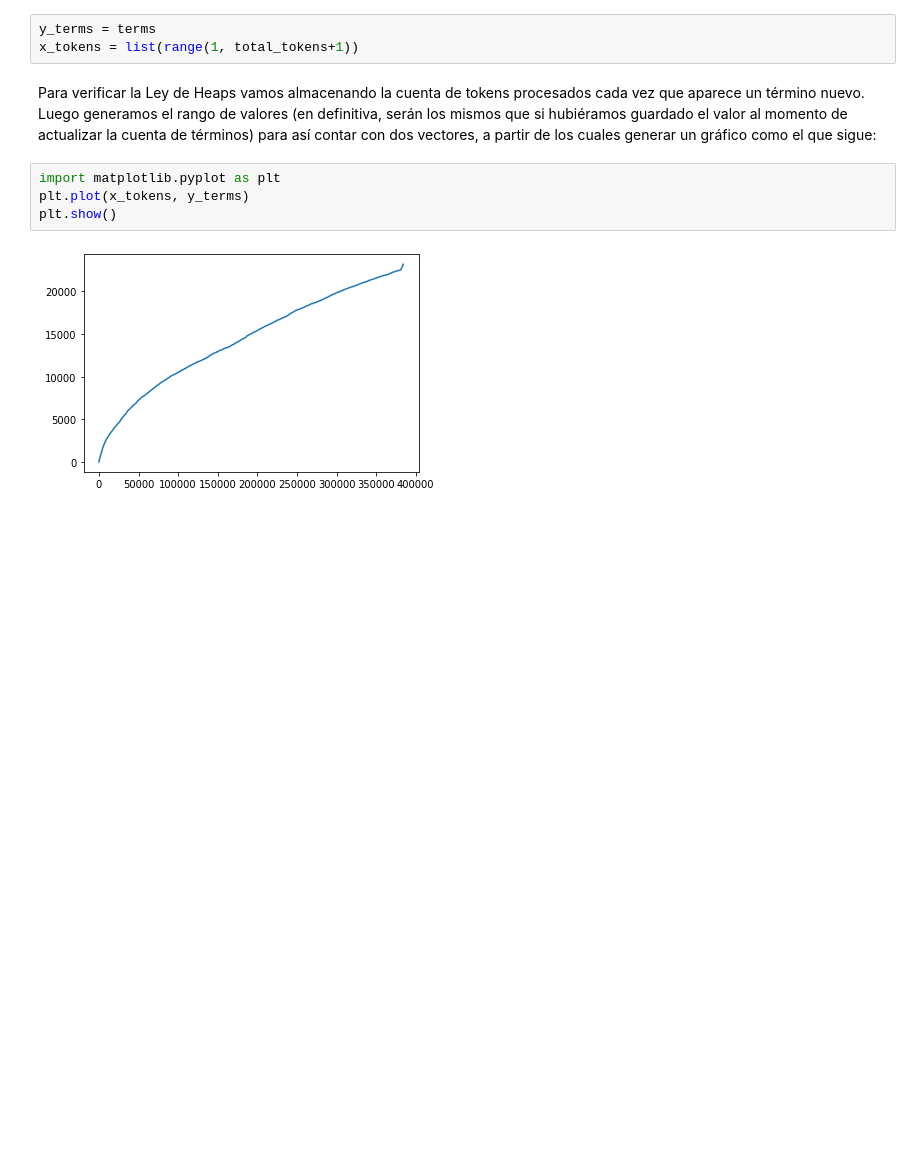
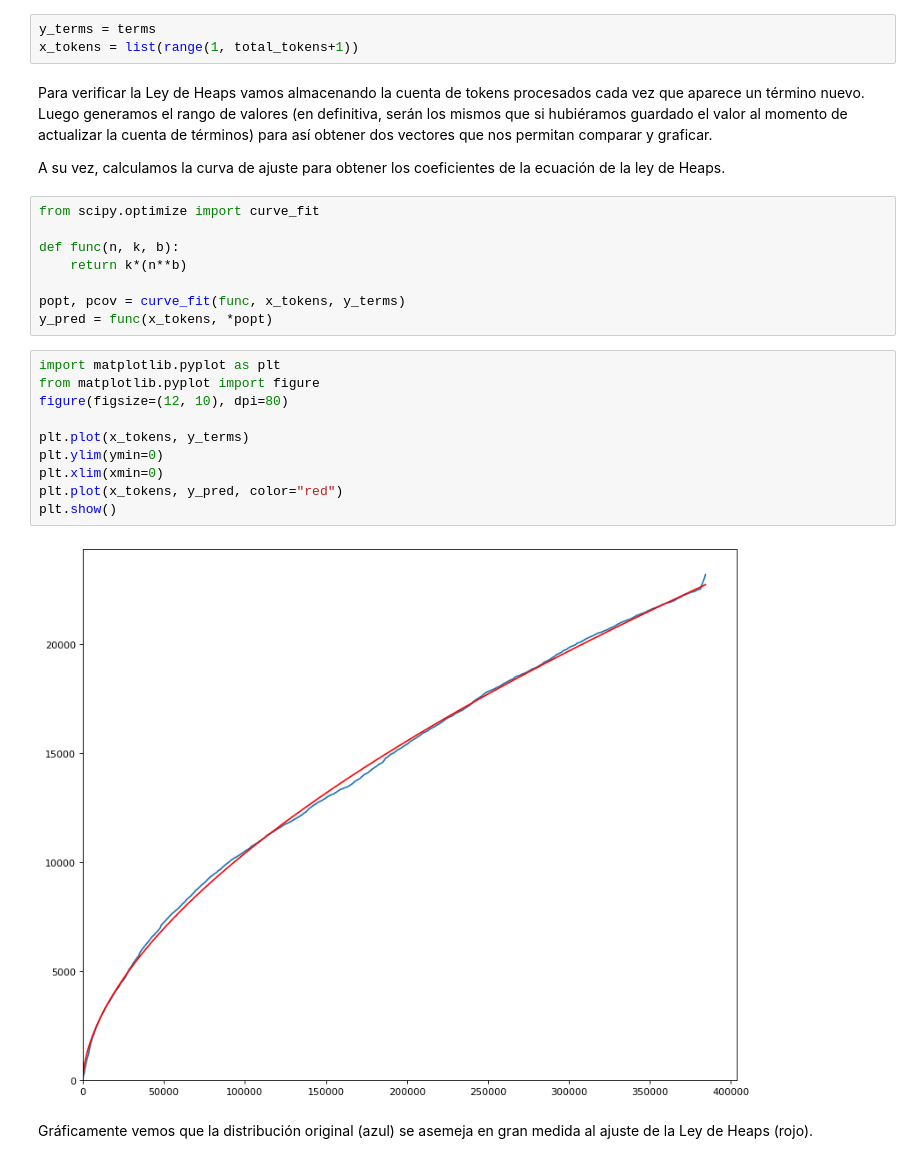
Before and after one commit to marianorapa/RI2022, a Jupyter notebook: TP01/08_heaps.ipynb, the cells around one changed output. Cells and saved outputs as stored; diff of their text form; blank space fills up the shorter version.

```diff
--- a/TP01/08_heaps.ipynb
+++ b/TP01/08_heaps.ipynb
@@ -59,10 +59,28 @@ for in_file in file_paths:
 y_terms = terms
 x_tokens = list(range(1, total_tokens+1))
 # %% [markdown]
-Para verificar la Ley de Heaps vamos almacenando la cuenta de tokens procesados cada vez que aparece un término nuevo. Luego generamos el rango de valores (en definitiva, serán los mismos que si hubiéramos guardado el valor al momento de actualizar la cuenta de términos) para así contar con dos vectores, a partir de los cuales generar un gráfico como el que sigue:
+Para verificar la Ley de Heaps vamos almacenando la cuenta de tokens procesados cada vez que aparece un término nuevo. Luego generamos el rango de valores (en definitiva, serán los mismos que si hubiéramos guardado el valor al momento de actualizar la cuenta de términos) para así obtener dos vectores que nos permitan comparar y graficar.
+
+A su vez, calculamos la curva de ajuste para obtener los coeficientes de la ecuación de la ley de Heaps.
+# %%
+from scipy.optimize import curve_fit
+
+def func(n, k, b):
+    return k*(n**b)
+
+popt, pcov = curve_fit(func, x_tokens, y_terms)
+y_pred = func(x_tokens, *popt)
 # %%
 import matplotlib.pyplot as plt
+from matplotlib.pyplot import figure
+figure(figsize=(12, 10), dpi=80)
+
 plt.plot(x_tokens, y_terms)
+plt.ylim(ymin=0)
+plt.xlim(xmin=0)
+plt.plot(x_tokens, y_pred, color="red")
 plt.show()
 # %% [output]
-[figure, old version]
+[figure, new version]
+# %% [markdown]
+Gráficamente vemos que la distribución original (azul) se asemeja en gran medida al ajuste de la Ley de Heaps (rojo).
```
Also changed, not shown: parts of 2 cells of this notebook, 4 other files.
